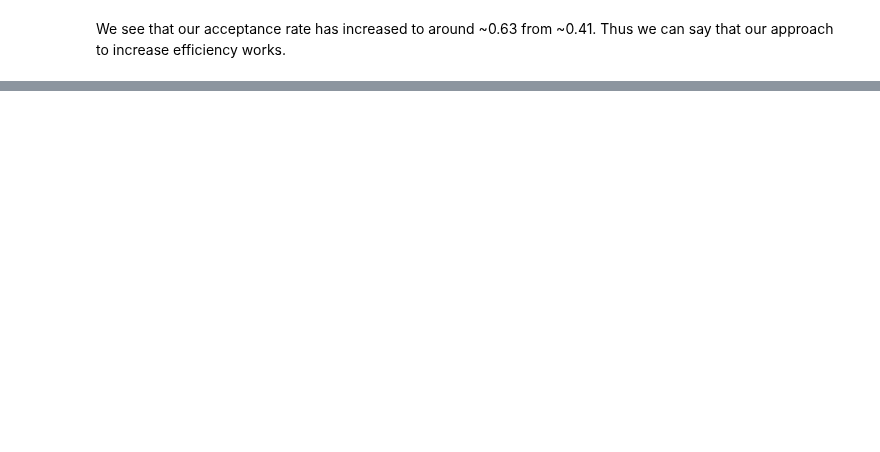
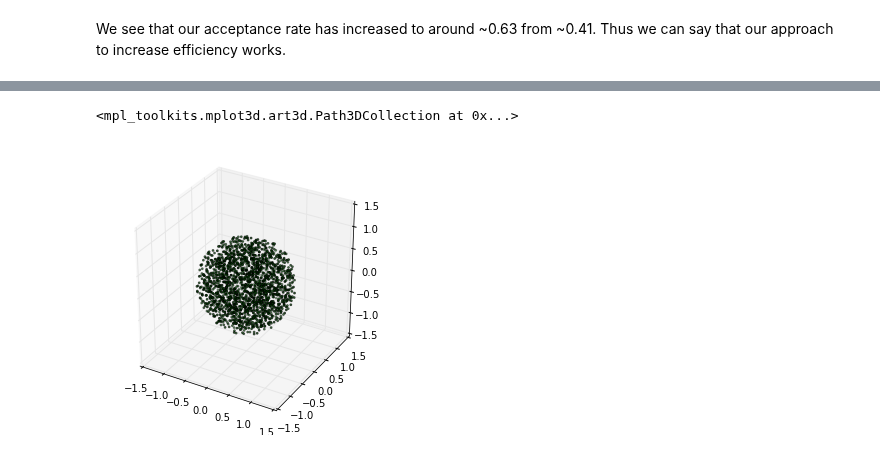
Before and after one commit to Bogazici-CMPE548-Spring2016/Cmpe548-Assignment1, a Jupyter notebook: Assignment.ipynb, the cells around one changed output, grey strips where cells are left out. Drawn from its saved outputs; the diff is of its cells as text; code cells hidden in the pictures; blank space fills up the shorter version.

```diff
--- a/Assignment.ipynb
+++ b/Assignment.ipynb
@@ -163,0 +174,32 @@ We see that our acceptance rate has increased to around ~0.63 from ~0.41. Thus w
+# %%
+from mpl_toolkits.mplot3d import Axes3D
+
+n_samples = 2000
+
+# Function to normalize a vector.
+def normalize(vector):
+    length = np.sqrt(np.sum(i*i for i in vector))
+    return vector / length
+
+def generate_samples(n):
+    # Generate identity covariance matrix.
+    cov = np.matrix(np.identity(n))
+    # Draw random samples from a multivariate normal distribution. Mean will be zero, variance will be identity matrix.
+    directions = np.random.multivariate_normal(np.zeros(n), cov, n_samples)
+    # Normalize the generated vectors and multiply direction vectors by random samples from uniform distribution.
+    directions = [normalize(vector) * np.power(np.random.rand(), (1/n)) for vector in dirs]
+    return directions
+
+# Generate 3-dimension samples
+directions = generate_samples(3)
+# Separate x, y and z coordinates for plotting.
+xs = [x[0] for x in directions]
+ys = [x[1] for x in directions]
+zs = [x[2] for x in directions]
+
+fig = plt.figure(figsize=(5,5))
+ax = fig.add_subplot(111, projection='3d')
+ax.scatter(xs, ys, zs, zdir='z', s=3, c='g')
+# %% [output]
+<mpl_toolkits.mplot3d.art3d.Path3DCollection at 0x...>
+[figure, added]
```
Also changed, not shown: parts of 12 cells of this notebook.
